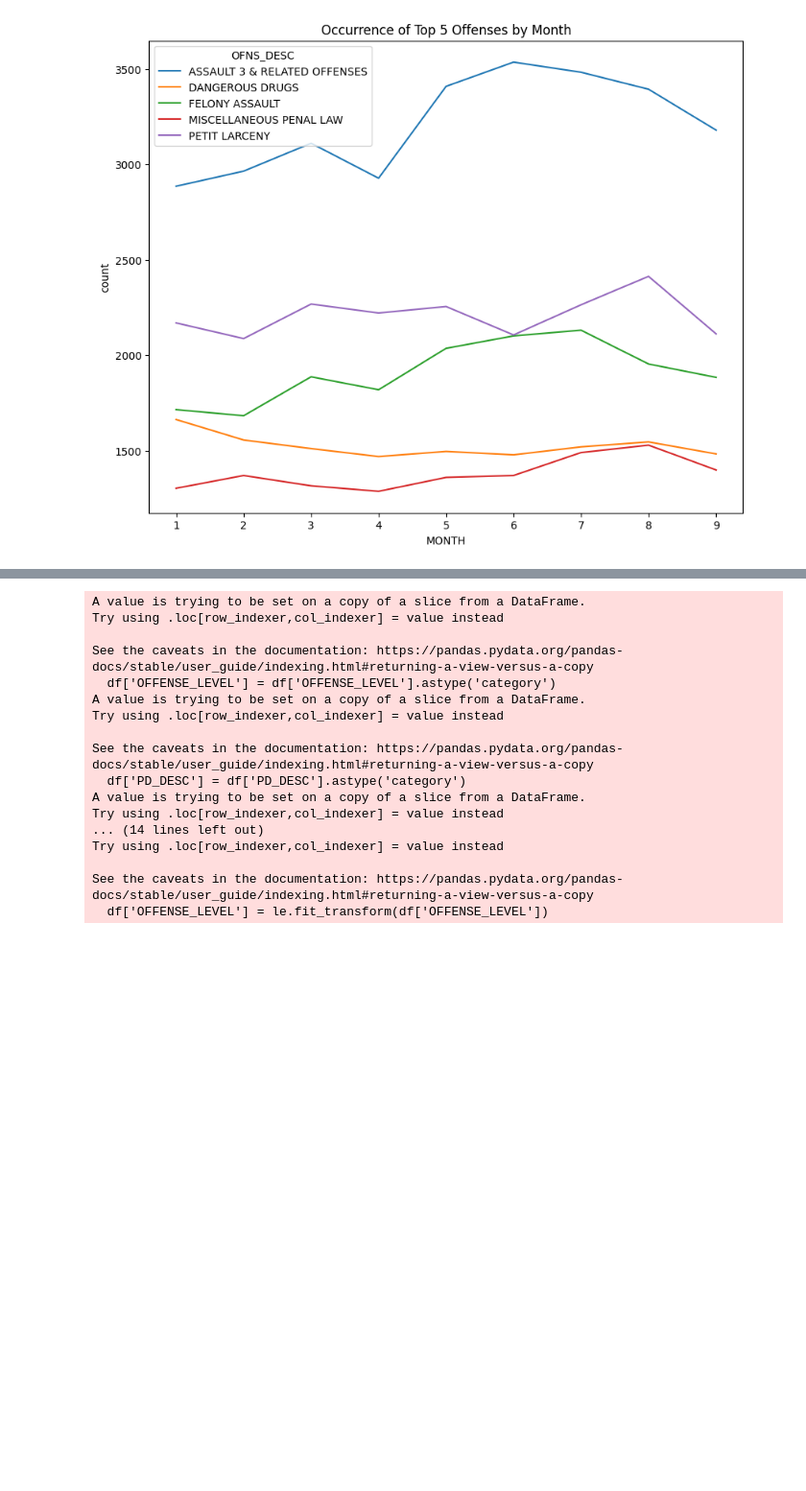
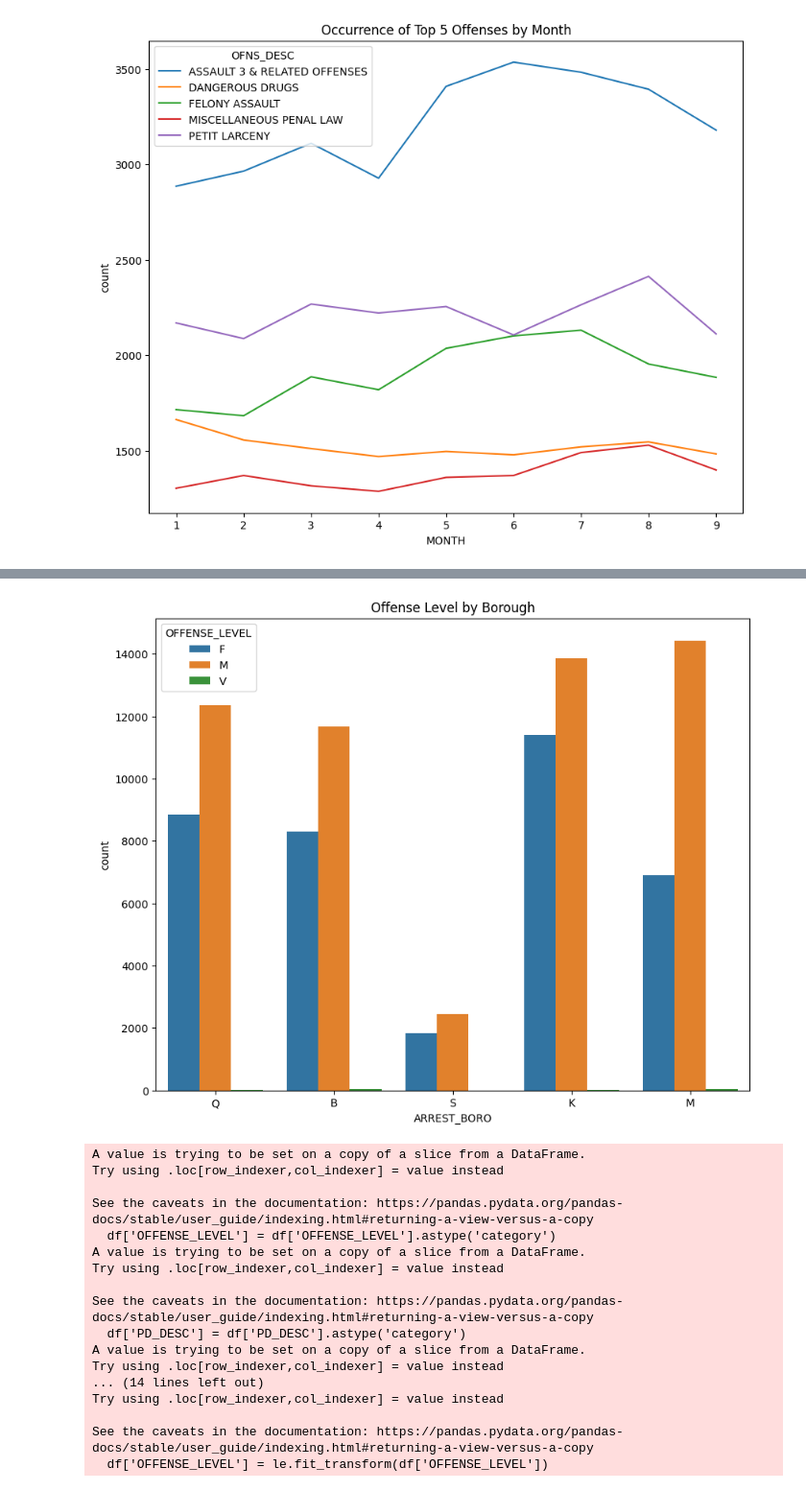
Before and after one commit to annahauk/CS513, a Jupyter notebook: annaEDA.ipynb, the cells around one changed output, grey strips where cells are left out. Shown at 96% size. Saved outputs shown, nothing was run; the diff lists cells and outputs as text; code cells hidden in the pictures; blank space fills up the shorter version.

```diff
--- a/annaEDA.ipynb
+++ b/annaEDA.ipynb
@@ -613,3 +638,11 @@ plt.show()
+# %%
+# plot OFFENSE_LEVEL by Borough
+plt.figure(figsize=(10,8))
+sns.countplot(x='ARREST_BORO', data=df_top_5, hue='OFFENSE_LEVEL')
+plt.title('Offense Level by Borough')
+plt.show()
+# %% [output]
+[figure, added]
 # %%
 df['OFFENSE_LEVEL'] = df['OFFENSE_LEVEL'].astype('category')
 df['PD_DESC'] = df['PD_DESC'].astype('category')
```
Also changed, not shown: parts of 21 cells of this notebook, 1 other file.
